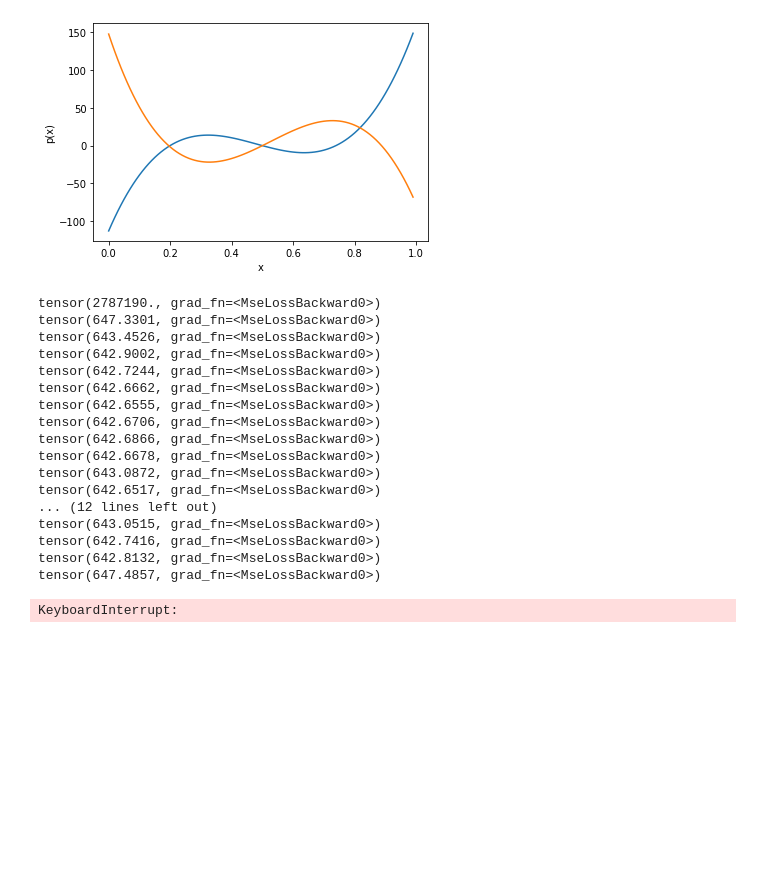
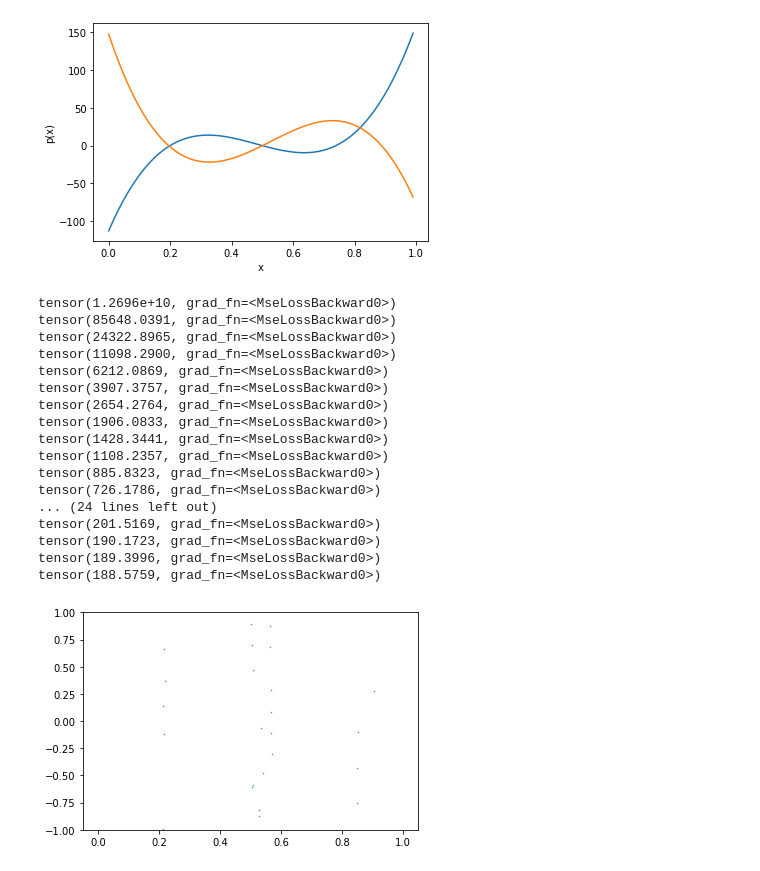
Before and after one commit to eldonko/Masters-Thesis-Code, a Jupyter notebook: notebooks/sandbox/Untitled.ipynb, the cells around one changed output. Cells and saved outputs as stored; diff of their text form; code cells hidden in the pictures; blank space fills up the shorter version.

```diff
--- a/notebooks/sandbox/Untitled.ipynb
+++ b/notebooks/sandbox/Untitled.ipynb
@@ -46,57 +47,63 @@ net = DerivativeNet(train=True, in_features=200, hidden_size_linear=256, out_fea
 optimizer = torch.optim.Adam(net.parameters(), lr=1e-3)
 # %%
 x_in = torch.arange(0., 1.0, step=0.01)
-x = torch.arange(0., 1., step=0.0001)
+x = torch.arange(0., 1., step=1/out_features)
 
 for i in range(10000):
     inp = poly_set.get_values(x_in, 'v')
     out = net(inp.squeeze().float())
 
     x_range = torch.vstack((out, x)).T
+    p_vals = poly_set.get_values(x_range)
     dp_vals = d_poly_set.get_values(x_range)
 
     optimizer.zero_grad()
-    loss = nn.MSELoss()(dp_vals[:, 0], dp_vals[:, 1])
+    loss = nn.MSELoss()(p_vals[:,0] - out * dp_vals[:, 0], p_vals[:,1] - x * dp_vals[:, 1])
     loss.backward(retain_graph=True)
     optimizer.step()
 
     if i % 250 == 0:
         print(loss)
 # %% [output]
-tensor(2787190., grad_fn=<MseLossBackward0>)
-tensor(647.3301, grad_fn=<MseLossBackward0>)
-tensor(643.4526, grad_fn=<MseLossBackward0>)
-tensor(642.9002, grad_fn=<MseLossBackward0>)
-tensor(642.7244, grad_fn=<MseLossBackward0>)
-tensor(642.6662, grad_fn=<MseLossBackward0>)
-tensor(642.6555, grad_fn=<MseLossBackward0>)
-tensor(642.6706, grad_fn=<MseLossBackward0>)
-tensor(642.6866, grad_fn=<MseLossBackward0>)
-tensor(642.6678, grad_fn=<MseLossBackward0>)
-tensor(643.0872, grad_fn=<MseLossBackward0>)
-tensor(642.6517, grad_fn=<MseLossBackward0>)
-... (12 lines left out)
-tensor(643.0515, grad_fn=<MseLossBackward0>)
-tensor(642.7416, grad_fn=<MseLossBackward0>)
-tensor(642.8132, grad_fn=<MseLossBackward0>)
-tensor(647.4857, grad_fn=<MseLossBackward0>)
+tensor(1.2696e+10, grad_fn=<MseLossBackward0>)
+tensor(85648.0391, grad_fn=<MseLossBackward0>)
+tensor(24322.8965, grad_fn=<MseLossBackward0>)
+tensor(11098.2900, grad_fn=<MseLossBackward0>)
+tensor(6212.0869, grad_fn=<MseLossBackward0>)
+tensor(3907.3757, grad_fn=<MseLossBackward0>)
+tensor(2654.2764, grad_fn=<MseLossBackward0>)
+tensor(1906.0833, grad_fn=<MseLossBackward0>)
+tensor(1428.3441, grad_fn=<MseLossBackward0>)
+tensor(1108.2357, grad_fn=<MseLossBackward0>)
+tensor(885.8323, grad_fn=<MseLossBackward0>)
+tensor(726.1786, grad_fn=<MseLossBackward0>)
+... (24 lines left out)
+tensor(201.5169, grad_fn=<MseLossBackward0>)
+tensor(190.1723, grad_fn=<MseLossBackward0>)
+tensor(189.3996, grad_fn=<MseLossBackward0>)
+tensor(188.5759, grad_fn=<MseLossBackward0>)
-KeyboardInterrupt:
 # %%
 out = (net(inp.squeeze().float()))
-x = torch.arange(0., 1., step=0.0001)
+x = torch.arange(0., 1., step=1/out_features)
 
 x_range = torch.vstack((out, x)).T
 dp_vals = d_poly_set.get_values(x_range)
 
-close = (dp_vals[:, 0] - dp_vals[:, 1] < 1e-2) & (dp_vals[:, 0] - dp_vals[:, 1] > -1e-2)
+plt.scatter(x, (dp_vals[:, 0] - dp_vals[:, 1]).detach(), s=0.2)
+plt.ylim(-1, 1)
+plt.show()
+
+#close = (dp_vals[:, 0] - dp_vals[:, 1] < 1e-1) & (dp_vals[:, 0] - dp_vals[:, 1] > -1e-1)
 
 dp_vals_ = dp_vals[close]
-out_ = out[close]
-x_ = x[close]
+out_ = out#[close]
+x_ = x#[close]
 
 valid_idx = torch.where((out_ >= 0) & (out_ <= 1))
 out_ = out_[valid_idx]
 x_ = x_[valid_idx]
+# %% [output]
+[figure, added]
 # %%
 plt.scatter(out_.detach().numpy(), x_, s=.05)
 plt.grid()
```
Also changed, not shown: parts of 5 cells of this notebook, 23 other files.
